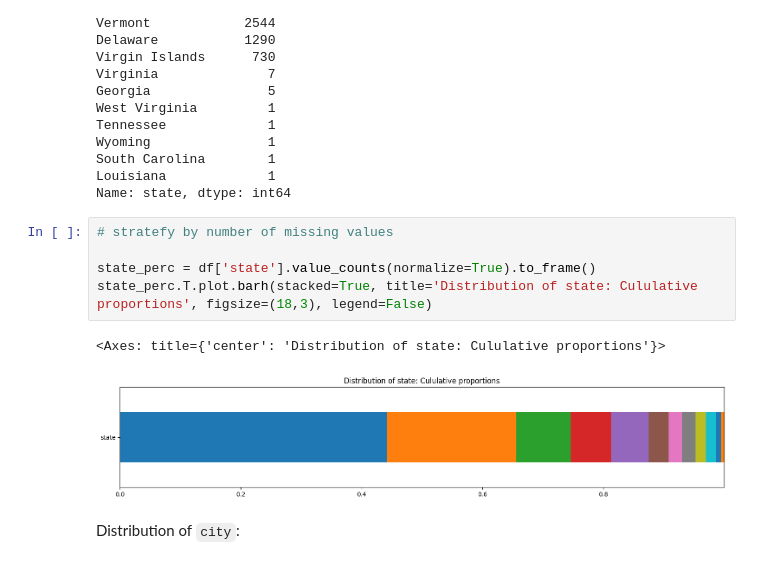
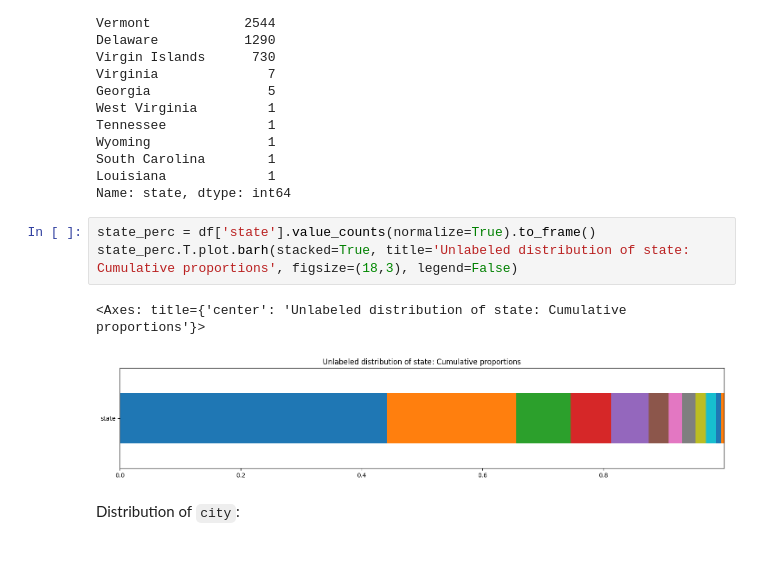
Before and after one commit to kristenvonbecker/housing_prediction_random_forest, a Jupyter notebook: housing_price_prediction.ipynb, the cells around one changed output. Drawn from its saved outputs; the diff is of its cells as text.

```diff
--- a/housing_price_prediction.ipynb
+++ b/housing_price_prediction.ipynb
@@ -505,13 +460,11 @@ South Carolina        1
 Louisiana             1
 Name: state, dtype: int64
 # %%
-# stratefy by number of missing values
-
 state_perc = df['state'].value_counts(normalize=True).to_frame()
-state_perc.T.plot.barh(stacked=True, title='Distribution of state: Cululative proportions', figsize=(18,3), legend=False)
+state_perc.T.plot.barh(stacked=True, title='Unlabeled distribution of state: Cumulative proportions', figsize=(18,3), legend=False)
 # %% [output]
-<Axes: title={'center': 'Distribution of state: Cululative proportions'}>
+<Axes: title={'center': 'Unlabeled distribution of state: Cumulative proportions'}>
-[figure, old version]
+[figure, new version]
 # %% [markdown]
 Distribution of `city`:
 # %%
```
Also changed, not shown: parts of 39 cells of this notebook.
